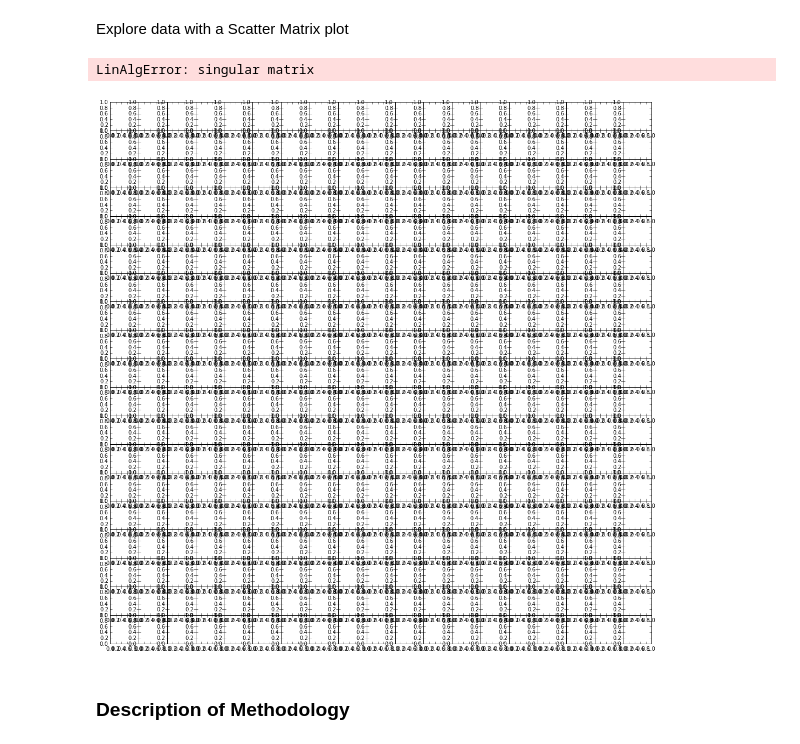
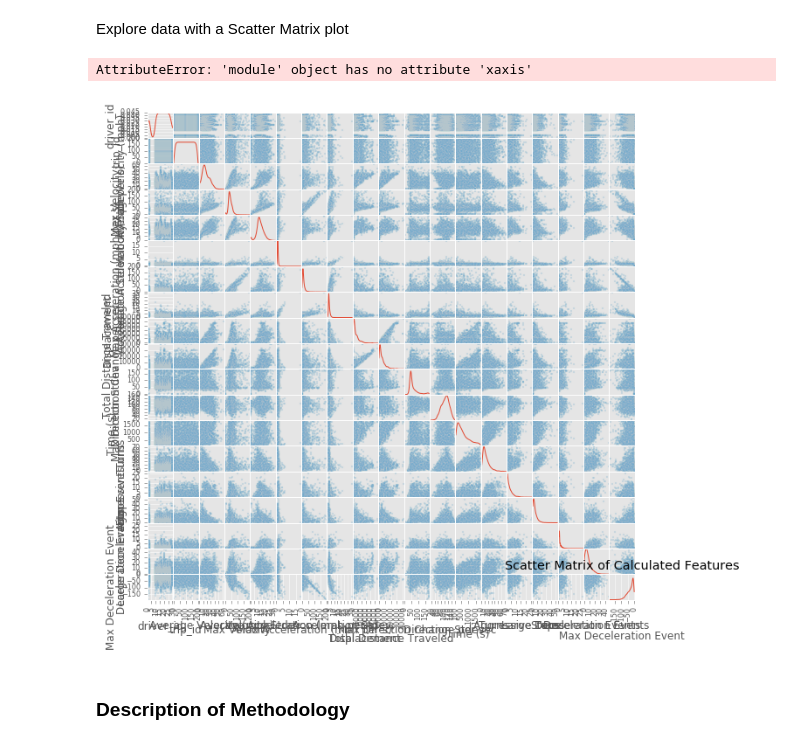
Before and after one commit to georgetown-analytics/skidmarks, a Jupyter notebook: bin/notebook/Riding Dirty-Using Telematic Data to Identify Increased Liability Drivers.ipynb, the cells around one changed output. Drawn from its saved outputs; the diff is of its cells as text; code cells hidden in the pictures.

```diff
--- a/bin/notebook/Riding Dirty-Using Telematic Data to Identify Increased Liability Drivers.ipynb
+++ b/bin/notebook/Riding Dirty-Using Telematic Data to Identify Increased Liability Drivers.ipynb
@@ -95,5 +95,6 @@ print df[:15][['x','y']]
 fig = plt.figure()
 plt.scatter(df["x"], df["y"])
 fig.suptitle("This trip %s for driver %s" % (trip,driver))
+plt.style.use('ggplot')
 plt.show()
 # %% [output]
@@ -136,12 +160,24 @@ Explore data with a Scatter Matrix plot
 # %%
 import matplotlib.pyplot as plt
 from pandas.tools.plotting import scatter_matrix
+from matplotlib.ticker import MultipleLocator, FormatStrFormatter
 
-scatter_matrix(df2,alpha=0.2, figsize=(18,18),diagonal='kde')
+majorLocator   = MultipleLocator(50)
+majorFormatter = FormatStrFormatter('%d')
+minorLocator   = MultipleLocator(25)
+
+scatter_matrix(df2,alpha=0.2, figsize=(10,10),diagonal='kde')
+
+plt.xaxis.set_major_locator(majorLocator)
+ax.xaxis.set_major_formatter(majorFormatter)
+
+#for the minor ticks, use no labels; default NullFormatter
+plt.xaxis.set_minor_locator(minorLocator)
+
 plt.show()
 # %% [output]
-LinAlgError: singular matrix
+AttributeError: 'module' object has no attribute 'xaxis'
-[figure, old version]
+[figure, new version]
 # %% [markdown]
 ### Description of Methodology
 # %% [markdown]
```
Also changed, not shown: parts of 6 cells of this notebook.
